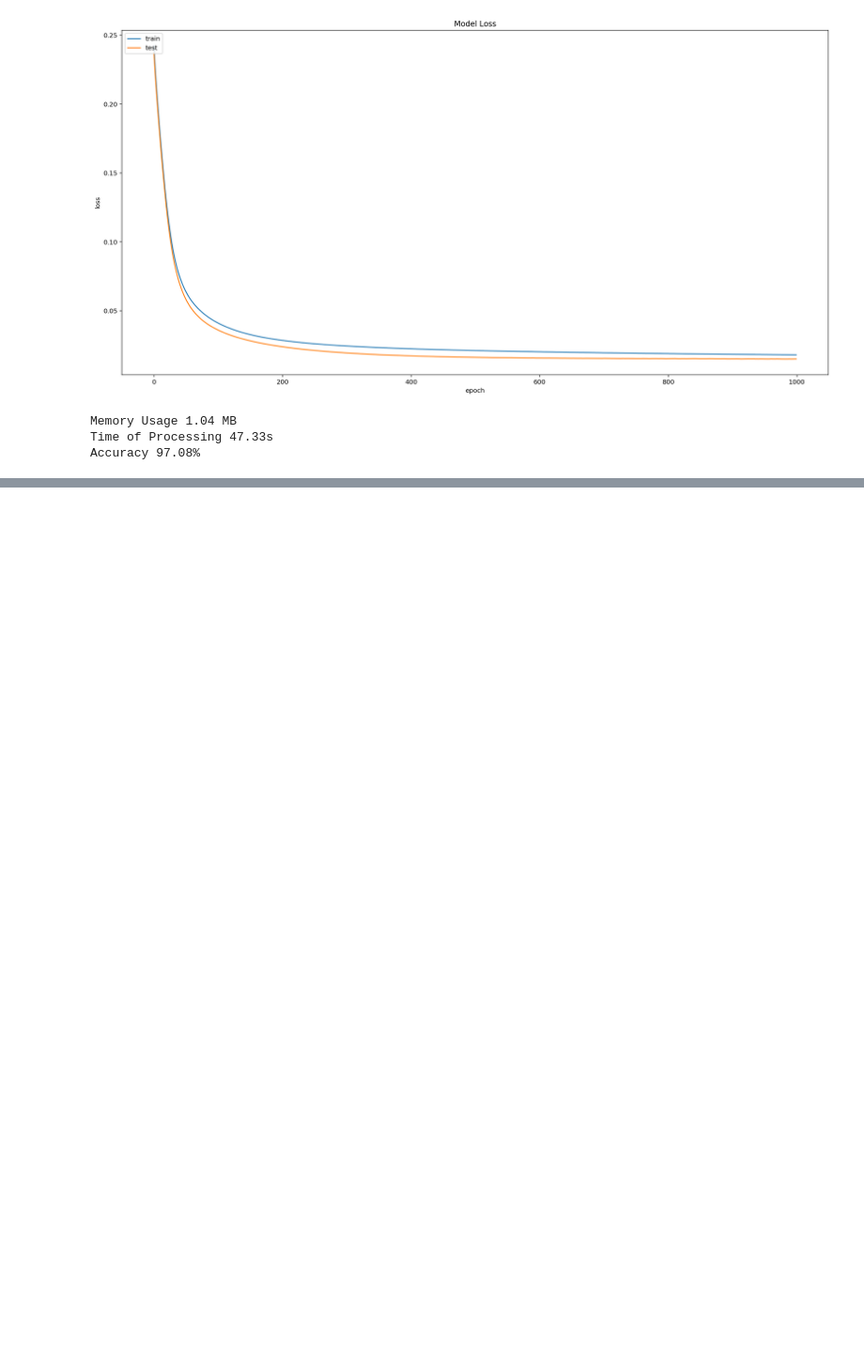
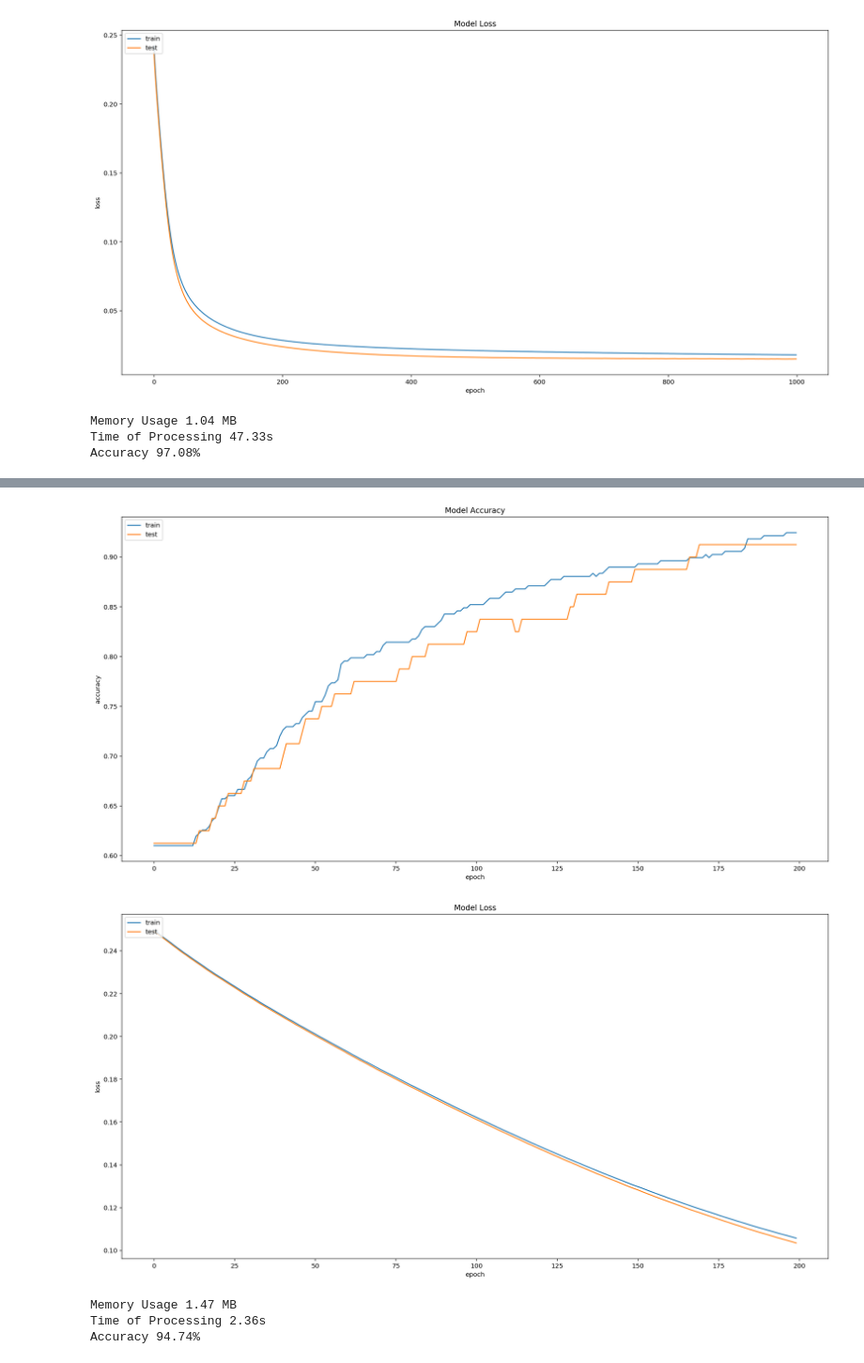
Before and after one commit to verissimomanoel/breast_cancer_wisconsin_diagnostic, a Jupyter notebook: Lista 3 - Manoel Verissimo.ipynb, the cells around one changed output, grey strips where cells are left out. Shown at 94% size. Saved outputs shown, nothing was run; the diff lists cells and outputs as text; code cells hidden in the pictures; blank space fills up the shorter version.

```diff
--- a/Lista 3 - Manoel Verissimo.ipynb
+++ b/Lista 3 - Manoel Verissimo.ipynb
@@ -366,0 +369,15 @@ Accuracy 97.08%
+# %%
+# Building the model 6
+model6 = Sequential()
+model6.add(Dense(128, input_dim=features.shape[1], kernel_initializer='random_uniform', bias_initializer='normal'))
+model6.add(Dense(64, activation='tanh'))
+model6.add(Dense(2, activation='sigmoid'))
+
+# Compile model with loss function, optmizer and metrics
+model6.compile(loss = 'mean_squared_error', optimizer='sgd', metrics=['accuracy'])
+model6.summary()
+
+# Training the model 6
+keras_history6 = KerasHistory()
+memory_usage = monitor(target=train(model6, X_train_norm, y_train, keras_history6, epochs=200, batch_size=100))
+keras_history6.memory_usage = memory_usage
@@ -366,0 +413,8 @@ Accuracy 97.08%
+# %%
+show_info(model6, X_test_norm, y_test, keras_history6)
+# %% [output]
+[figure, added]
+[figure, added]
+Memory Usage 1.47 MB
+Time of Processing 2.36s
+Accuracy 94.74%
```
Also changed, not shown: parts of 31 cells of this notebook.
